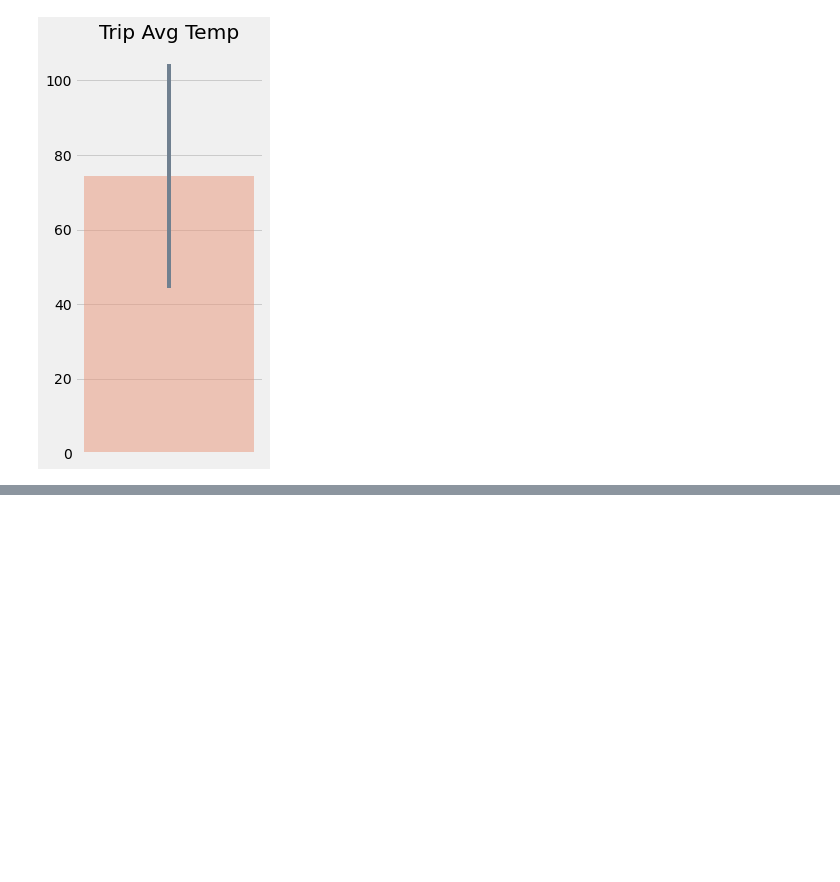
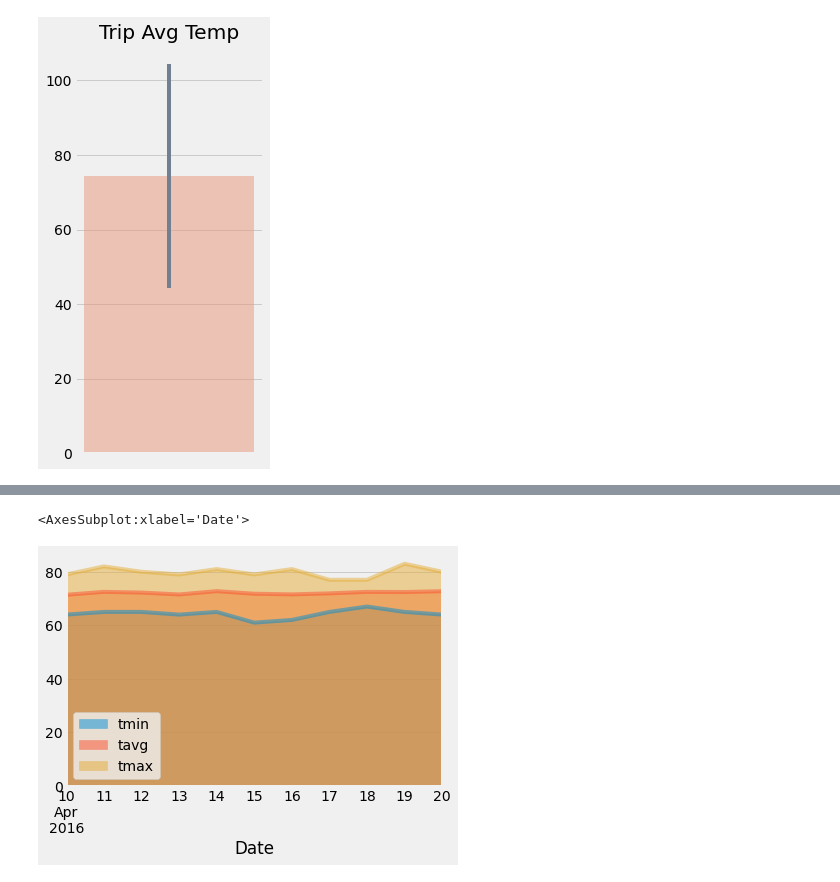
Before and after one commit to jeosqueri/Climate-Analysis, a Jupyter notebook: climate_analysis.ipynb, the cells around one changed output, grey strips where cells are left out. Saved outputs shown, nothing was run; the diff lists cells and outputs as text; code cells hidden in the pictures; blank space fills up the shorter version.

Commit message:
worked on final bonus section, generated dataframe and graph

```diff
--- a/climate_analysis.ipynb
+++ b/climate_analysis.ipynb
@@ -407,3 +499,18 @@ daily_normals("01-01")
 # Stip off the year and save a list of %m-%d strings
 
 # Loop through the list of %m-%d strings and calculate the normals for each date
+start_date = dt.datetime.strptime('2016-04-10', "%Y-%m-%d")
+end_date = dt.datetime.strptime('2016-04-20', "%Y-%m-%d")
+
+normals = []
+dates = []
+
+indv_date = start_date
+
+while indv_date <= end_date:
+    dates.append(indv_date)
+    daily_norm = indv_date.strftime("%m-%d")
+    indv_date += dt.timedelta(1)
+    normals.append(*daily_normals(daily_norm))
+
+normals
@@ -410,2 +529,6 @@ daily_normals("01-01")
 # %%
 # Load the previous query results into a Pandas DataFrame and add the `trip_dates` range as the `date` index
+daily_normals_df = pd.DataFrame(normals, columns= ['tmin','tavg','tmax'])
+daily_normals_df['Date'] = pd.to_datetime(dates)
+daily_normals_df.set_index('Date', inplace=True)
+daily_normals_df
@@ -412,2 +549,6 @@ daily_normals("01-01")
 # %%
 # Plot the daily normals as an area plot with `stacked=False`
+daily_normals_df.plot.area(stacked=False)
+# %% [output]
+<AxesSubplot:xlabel='Date'>
+[figure, added]
```
Also changed, not shown: parts of 8 cells of this notebook.
